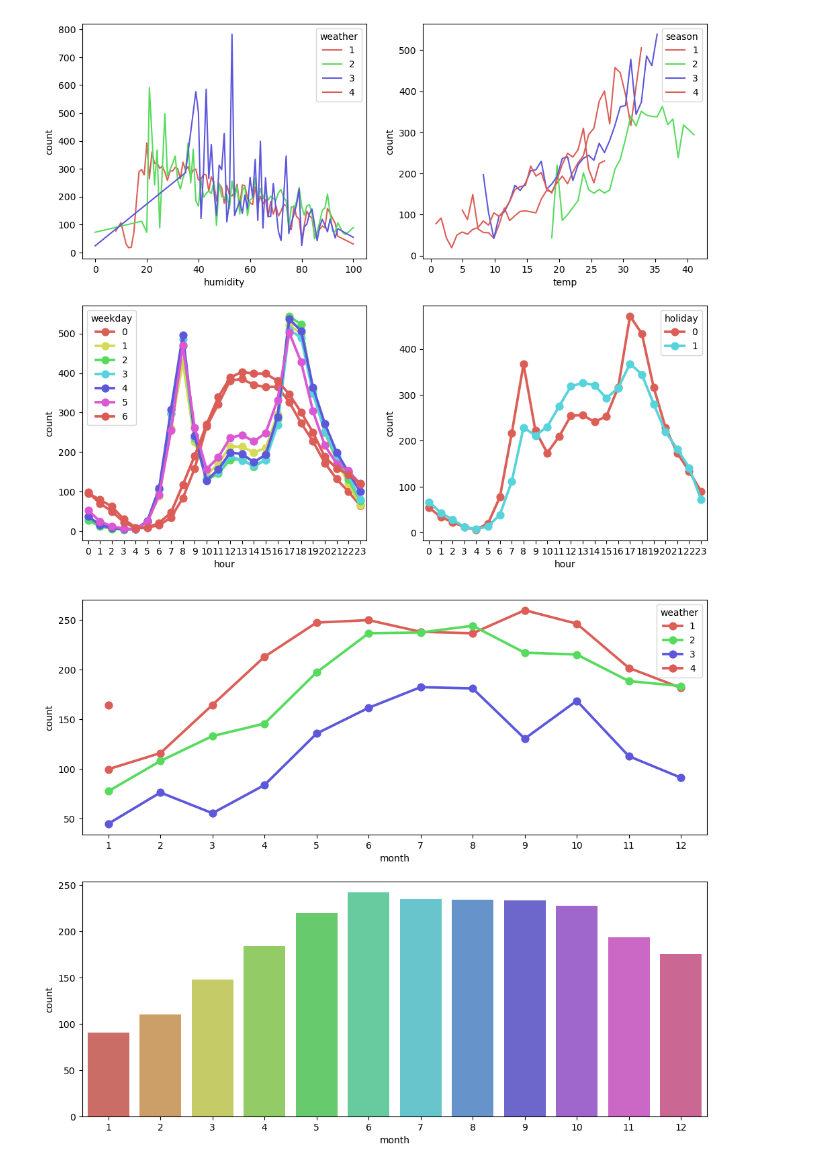
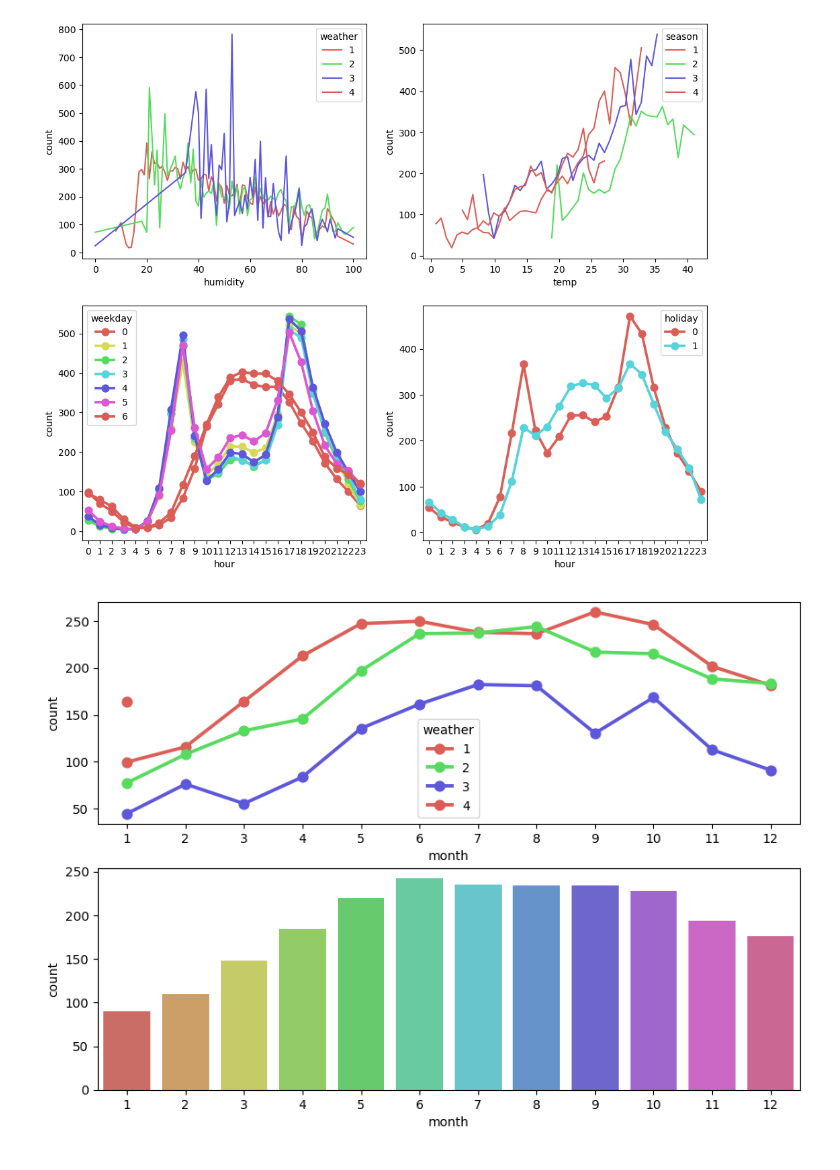
Before and after one commit to Ja-efan/DataScience, a Jupyter notebook: bike_sharing_demand.ipynb, the cells around one changed output. Saved outputs shown, nothing was run; the diff lists cells and outputs as text; code cells hidden in the pictures.

```diff
--- a/bike_sharing_demand.ipynb
+++ b/bike_sharing_demand.ipynb
@@ -364,15 +364,15 @@ ax4 = sns.pointplot(data=train.groupby(['holiday', 'hour'])['count'].mean().rese
 # %% [output]
 [figure]
 # %%
-fig = plt.figure(figsize=(12,10))
+fig = plt.figure(figsize=(10,7))
 # 달과 날씨에 따른 count
 ax1 = fig.add_subplot(2,1,1)
 ax1 = sns.pointplot(data=train.groupby(['month', 'weather'])['count'].mean().reset_index(),
                     x='month', y='count', hue='weather', palette=hls_palette)
 
 # 달 별 count
 ax2 = fig.add_subplot(2,1,2)
 ax2 = sns.barplot(data=train.groupby('month')['count'].mean().reset_index(),
                   x='month', y='count', palette=hls_palette)
 # %% [output]
-[figure, old version]
+[figure, new version]
```
Also changed, not shown: parts of 21 cells of this notebook.
